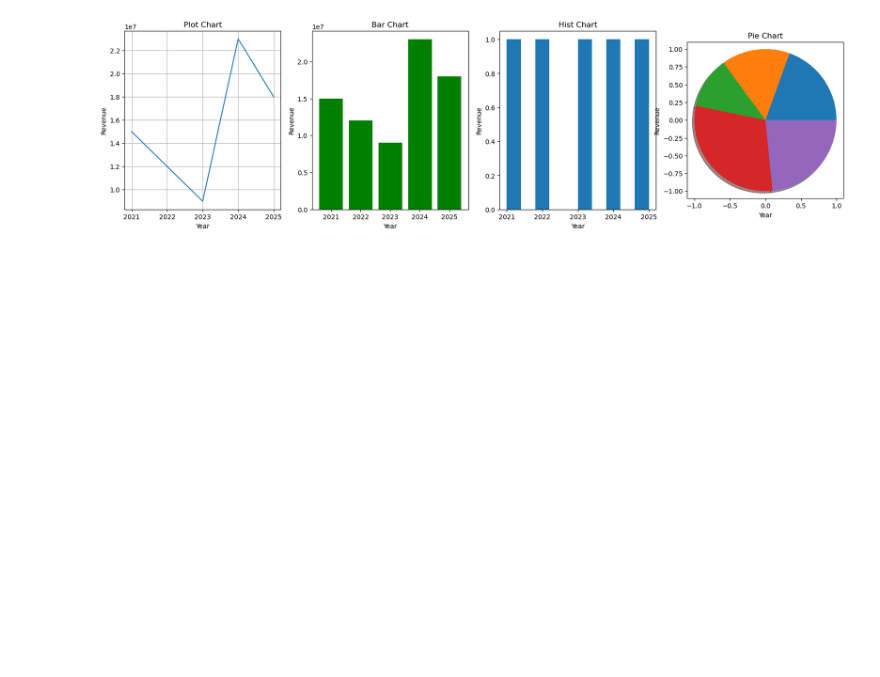
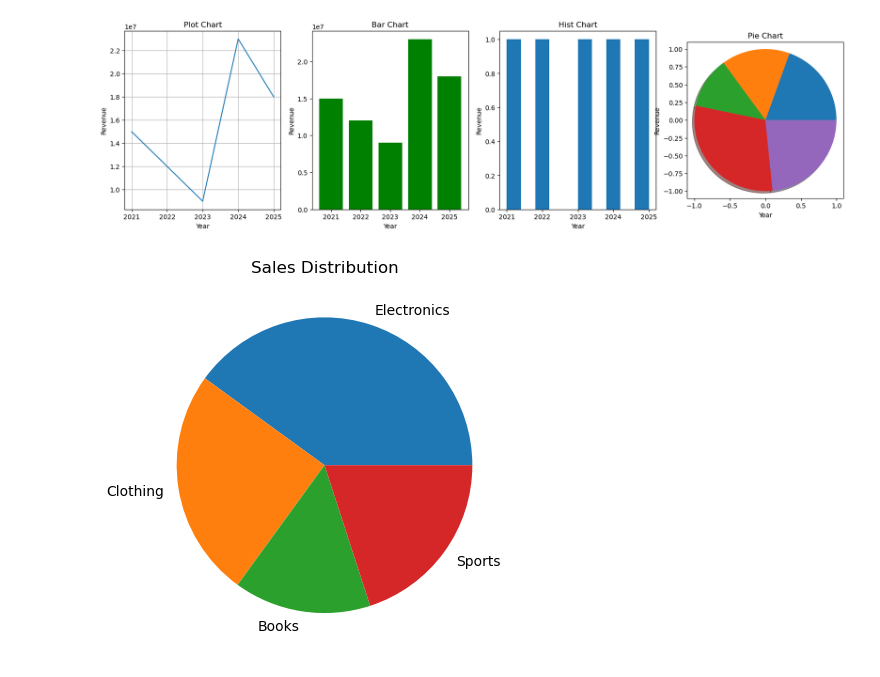
Before and after one commit to shripada-mahato/Matplotlib, a Jupyter notebook: operation.ipynb, the cells around one changed output. Drawn from its saved outputs; the diff is of its cells as text; code cells hidden in the pictures; blank space fills up the shorter version.

```diff
--- a/operation.ipynb
+++ b/operation.ipynb
@@ -443,3 +443,12 @@ plt.ylabel('Revenue')
 plt.show()
 # %% [output]
 [figure]
+# %%
+import matplotlib.pyplot as plt
+categories = ["Electronics", "Clothing", "Books", "Sports"]
+sales = [40000, 25000, 15000, 20000]
+plt.pie( sales, labels=categories)
+plt.title("Sales Distribution")
+plt.show()
+# %% [output]
+[figure, added]
```
Also changed, not shown: parts of 3 cells of this notebook.
